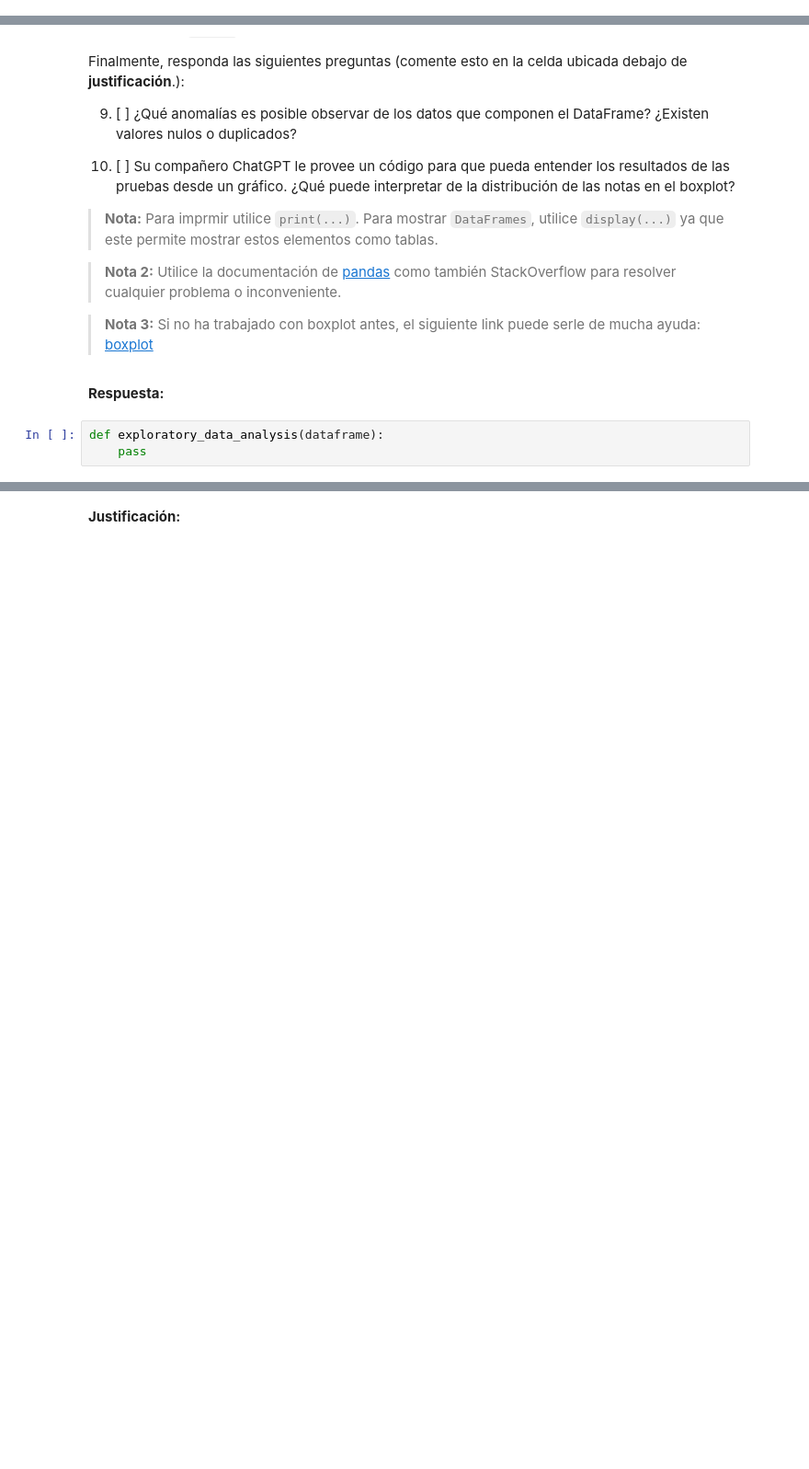
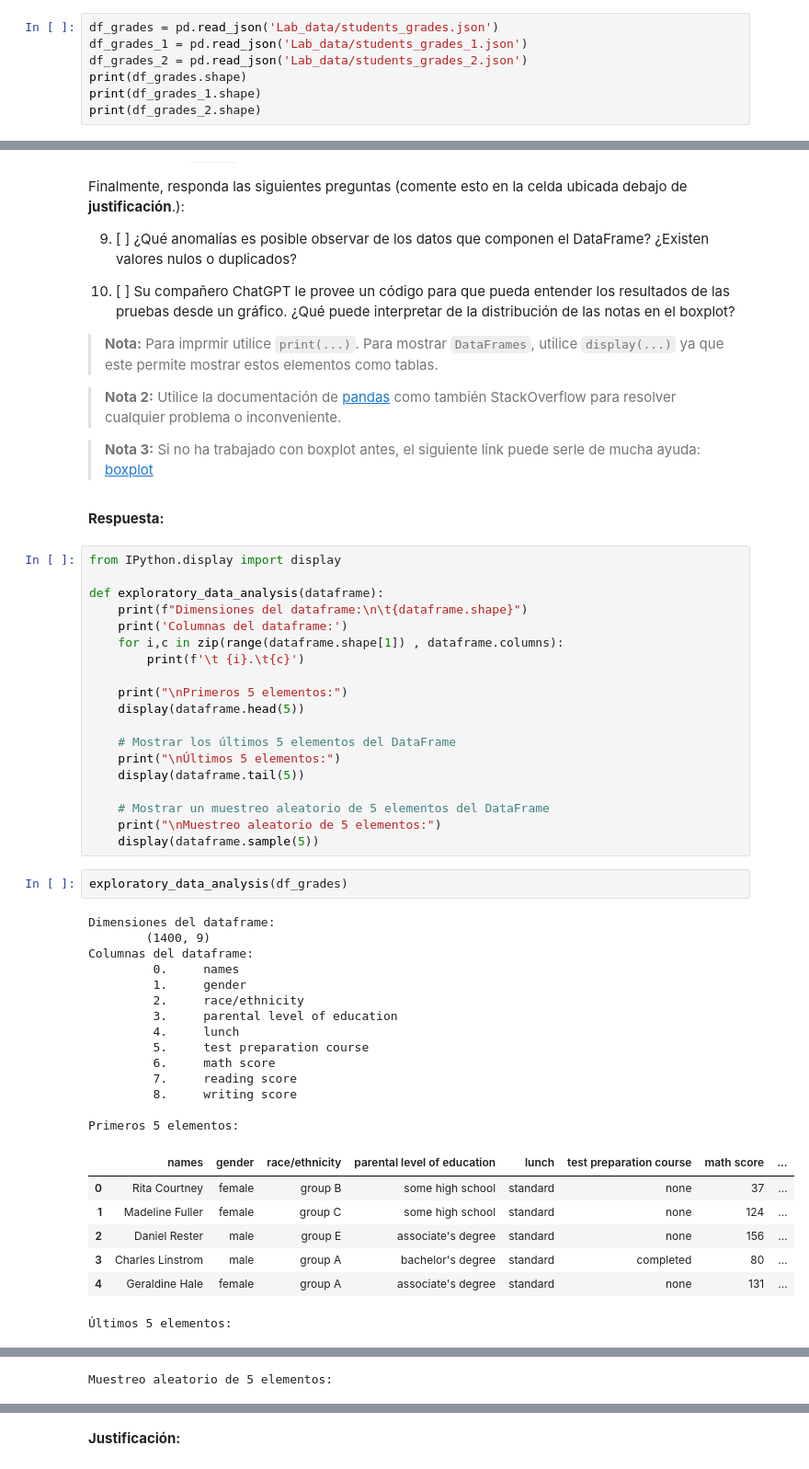
Before and after one commit to t-abedrapo/Laboratorio3_REP, a Jupyter notebook: Lab3.ipynb, the cells around one changed output, grey strips where cells are left out. Shown at 92% size. Saved outputs shown, nothing was run; the diff lists cells and outputs as text; blank space fills up the shorter version.

Commit message:
primeros avances

```diff
--- a/Lab3.ipynb
+++ b/Lab3.ipynb
@@ -124,0 +109,7 @@ df_grades = ...
+# %%
+df_grades = pd.read_json('Lab_data/students_grades.json')
+df_grades_1 = pd.read_json('Lab_data/students_grades_1.json')
+df_grades_2 = pd.read_json('Lab_data/students_grades_2.json')
+print(df_grades.shape)
+print(df_grades_1.shape)
+print(df_grades_2.shape)
@@ -161,6 +156,46 @@ Finalmente, responda las siguientes preguntas (comente esto en la celda ubicada
 > **Nota 3:** Si no ha trabajado con boxplot antes, el siguiente link puede serle de mucha ayuda: [boxplot](https://medium.com/dayem-siddiqui/understanding-and-interpreting-box-plots-d07aab9d1b6c)
 # %% [markdown]
 **Respuesta:**
-# %%
-def exploratory_data_analysis(dataframe):
-    pass
+# %%
+from IPython.display import display
+
+def exploratory_data_analysis(dataframe):
+    print(f"Dimensiones del dataframe:\n\t{dataframe.shape}")
+    print('Columnas del dataframe:')
+    for i,c in zip(range(dataframe.shape[1]) , dataframe.columns):
+        print(f'\t {i}.\t{c}')
+
+    print("\nPrimeros 5 elementos:")
+    display(dataframe.head(5))
+
+    # Mostrar los últimos 5 elementos del DataFrame
+    print("\nÚltimos 5 elementos:")
+    display(dataframe.tail(5))
+
+    # Mostrar un muestreo aleatorio de 5 elementos del DataFrame
+    print("\nMuestreo aleatorio de 5 elementos:")
+    display(dataframe.sample(5))
+# %%
+exploratory_data_analysis(df_grades)
+# %% [output]
+Dimensiones del dataframe:
+        (1400, 9)
+Columnas del dataframe:
+         0.     names
+         1.     gender
+         2.     race/ethnicity
+         3.     parental level of education
+         4.     lunch
+         5.     test preparation course
+         6.     math score
+         7.     reading score
+         8.     writing score
+
+Primeros 5 elementos:
+|  | names | gender | race/ethnicity | parental level of education | lunch | test preparation course | math score | ... |
+| 0 | Rita Courtney | female | group B | some high school | standard | none | 37 | ... |
+| 1 | Madeline Fuller | female | group C | some high school | standard | none | 124 | ... |
+| 2 | Daniel Rester | male | group E | associate's degree | standard | none | 156 | ... |
+| 3 | Charles Linstrom | male | group A | bachelor's degree | standard | completed | 80 | ... |
+| 4 | Geraldine Hale | female | group A | associate's degree | standard | none | 131 | ... |
+Últimos 5 elementos:
@@ -166,0 +208 @@ def exploratory_data_analysis(dataframe):
+Muestreo aleatorio de 5 elementos:
```
Also changed, not shown: parts of 7 cells of this notebook.
